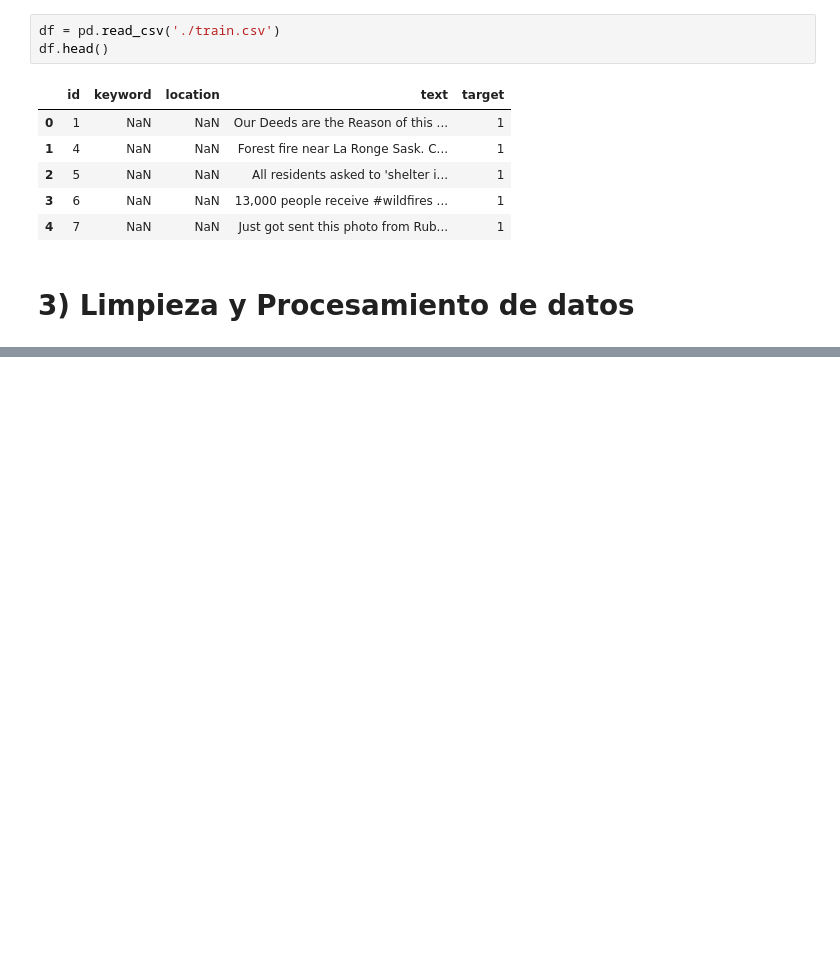
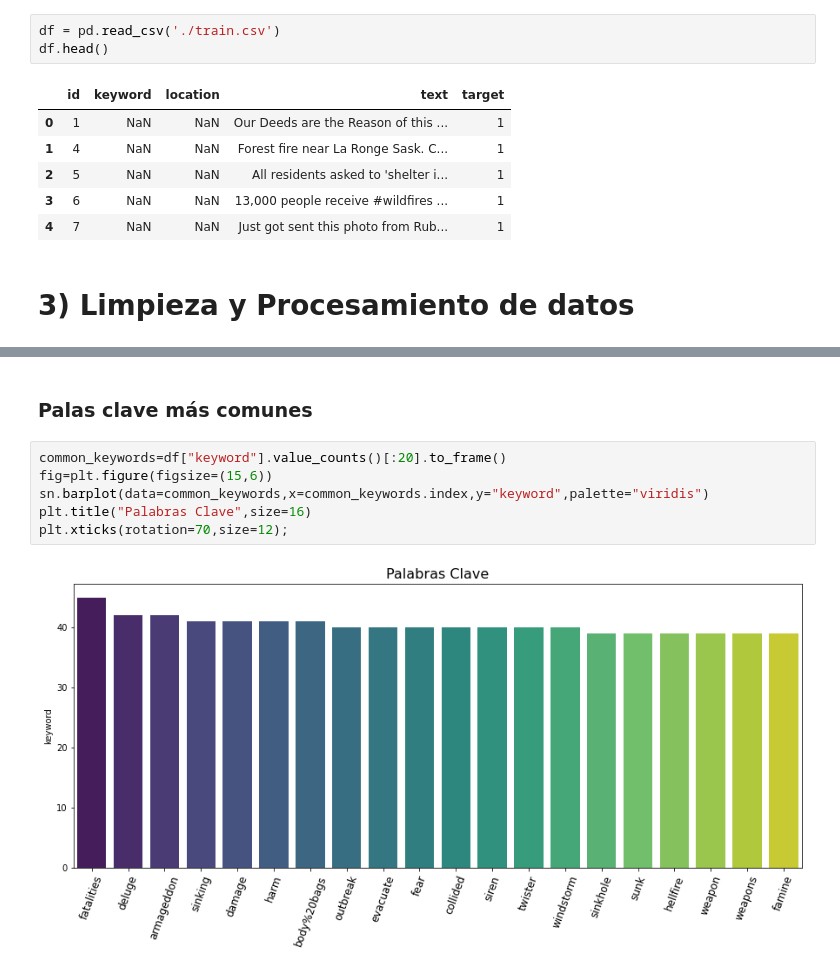
Before and after one commit to ElGutiz/DataScience-Lab5, a Jupyter notebook: Lab5 - DataScience.ipynb, the cells around one changed output, grey strips where cells are left out. Drawn from its saved outputs; the diff is of its cells as text; blank space fills up the shorter version.

```diff
--- a/Lab5 - DataScience.ipynb
+++ b/Lab5 - DataScience.ipynb
@@ -80,0 +156,10 @@ df.head()
+# %% [markdown]
+### Palas clave más comunes
+# %%
+common_keywords=df["keyword"].value_counts()[:20].to_frame()
+fig=plt.figure(figsize=(15,6))
+sn.barplot(data=common_keywords,x=common_keywords.index,y="keyword",palette="viridis")
+plt.title("Palabras Clave",size=16)
+plt.xticks(rotation=70,size=12);
+# %% [output]
+[figure, added]
```
Also changed, not shown: parts of 13 cells of this notebook.
